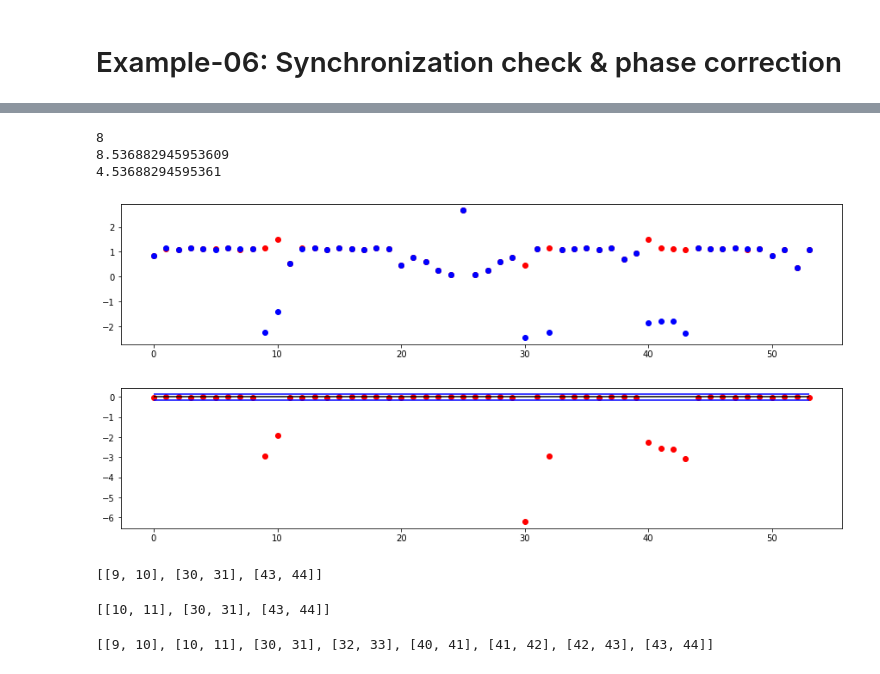
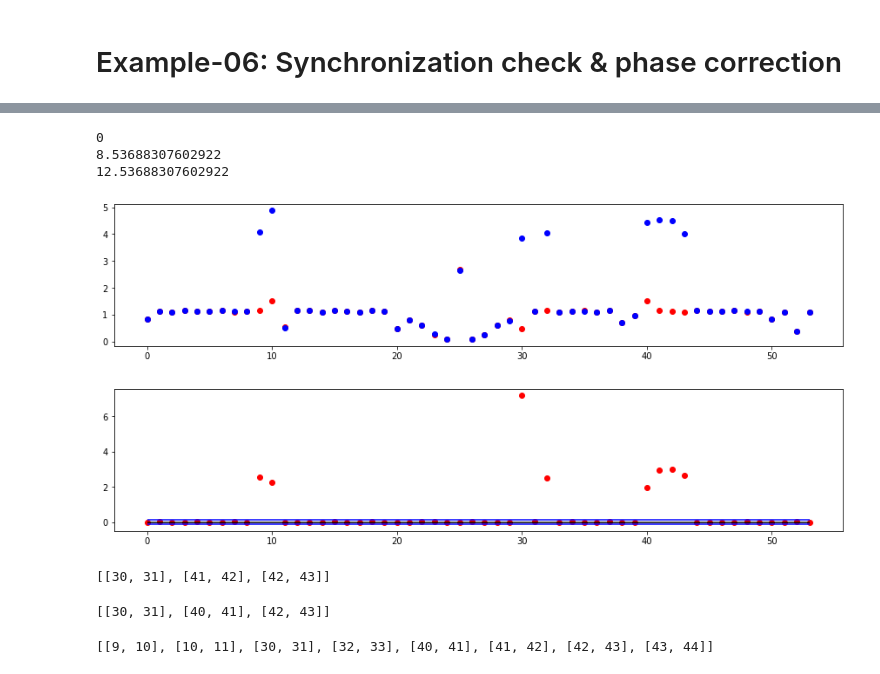
Before and after one commit to i-a-morozov/harmonica, a Jupyter notebook: notebook/nb_decomposition.ipynb, the cells around one changed output, grey strips where cells are left out. Saved outputs shown, nothing was run; the diff lists cells and outputs as text; code cells hidden in the pictures.

```diff
--- a/notebook/nb_decomposition.ipynb
+++ b/notebook/nb_decomposition.ipynb
@@ -571,0 +566,14 @@ plt.show()
+# %%
+# Load model phase advance data
+with open('../config.yaml', 'r') as stream:
+    config = yaml.safe_load(stream)
+    config = {key: config[key] for key in sorted(config.keys(), key=lambda name: config[name]['S'])}
+
+total = config['END']['FX']
+model = torch.tensor([value['FX'] for key, value in config.items() if value['TYPE'] == 'MONITOR'], dtype=torch.float64)
+
+# Plot adjacent phase advance
+model, _ = Decomposition.advance_adjacent(total, model)
+plt.figure(figsize=(15, 5))
+plt.scatter(range(54), model.cpu().numpy(), color='black')
+plt.show()
@@ -749,9 +760,11 @@ tensor(1.656824438537e-03, dtype=torch.float64)
 # Separate function is available in Twiss class
 # %%
 # Load phase advance data
-# Note, each element is phase advance from given location to the next one
-df = pandas.read_json('../bpm.json')
-advance = numpy.array([df[name]['FX'] for name in df])
+with open('../config.yaml', 'r') as stream:
+    config = yaml.safe_load(stream)
+    config = {key: config[key] for key in sorted(config.keys(), key=lambda name: config[name]['S'])}
+advance = numpy.array([value['FX'] for key, value in config.items() if value['TYPE'] == 'MONITOR' or key == 'END'])
+advance = numpy.diff(advance)
 # %%
 # Set window
 length = 1024
@@ -796,26 +809,26 @@ frequency= 0.536882946, spread=1.24904448e-06
 # %%
 # Estimate phase and compute phase advance
 dec = Decomposition(d)
 out, _ = dec.harmonic_phase(frequency, length=512, order=0.0)
-add, _ = Decomposition.advance_adjacent(frequency, out)
+add, _ = Decomposition.advance_adjacent(2.0*numpy.pi*frequency, out)
 
 # Negative advance might be used as indicator (not robust)
 print(len(add[add < 0]))
 
 # Total advance might be used as indicator in some cases (not robust)
 print((8.0 + frequency).item())
 print((add.sum()/(2.0*numpy.pi)).item())
 
 # Plot phase advance
 plt.figure(figsize=(15, 3))
 plt.scatter(range(54), advance, color='red')
 plt.scatter(range(54), add, color='blue')
 plt.show()
 # %% [output]
-8
-8.536882945953609
-4.53688294595361
+0
+8.53688307602922
+12.53688307602922
-[figure, old version]
+[figure, new version]
 # %%
 # To perform a more robust test & correction, the following is assumed:
 
@@ -851,7 +864,7 @@ plt.hlines(l, 0, 53, colors='blue')
 plt.hlines(u, 0, 53, colors='blue')
 plt.show()
 # %% [output]
-[figure, old version]
+[figure, new version]
 # %%
 # LOF
 from sklearn.neighbors import LocalOutlierFactor
@@ -861,7 +874,7 @@ pairs, *_ = numpy.in1d(delta, delta[pairs == -1]).nonzero()
 pairs = [[i, i + 1] for i in tuple(pairs)]
 print(pairs)
 # %% [output]
-[[9, 10], [30, 31], [43, 44]]
+[[30, 31], [41, 42], [42, 43]]
 # %%
 # IFO
 from sklearn.ensemble import IsolationForest
@@ -871,7 +884,7 @@ pairs, *_ = numpy.in1d(delta, delta[pairs == -1]).nonzero()
 pairs = [[i, i + 1] for i in tuple(pairs)]
 print(pairs)
 # %% [output]
-[[10, 11], [30, 31], [43, 44]]
+[[30, 31], [40, 41], [42, 43]]
 # %%
 # DBSCAN
 from sklearn.cluster import DBSCAN
```
Also changed, not shown: parts of 26 cells of this notebook, 17 other files.
